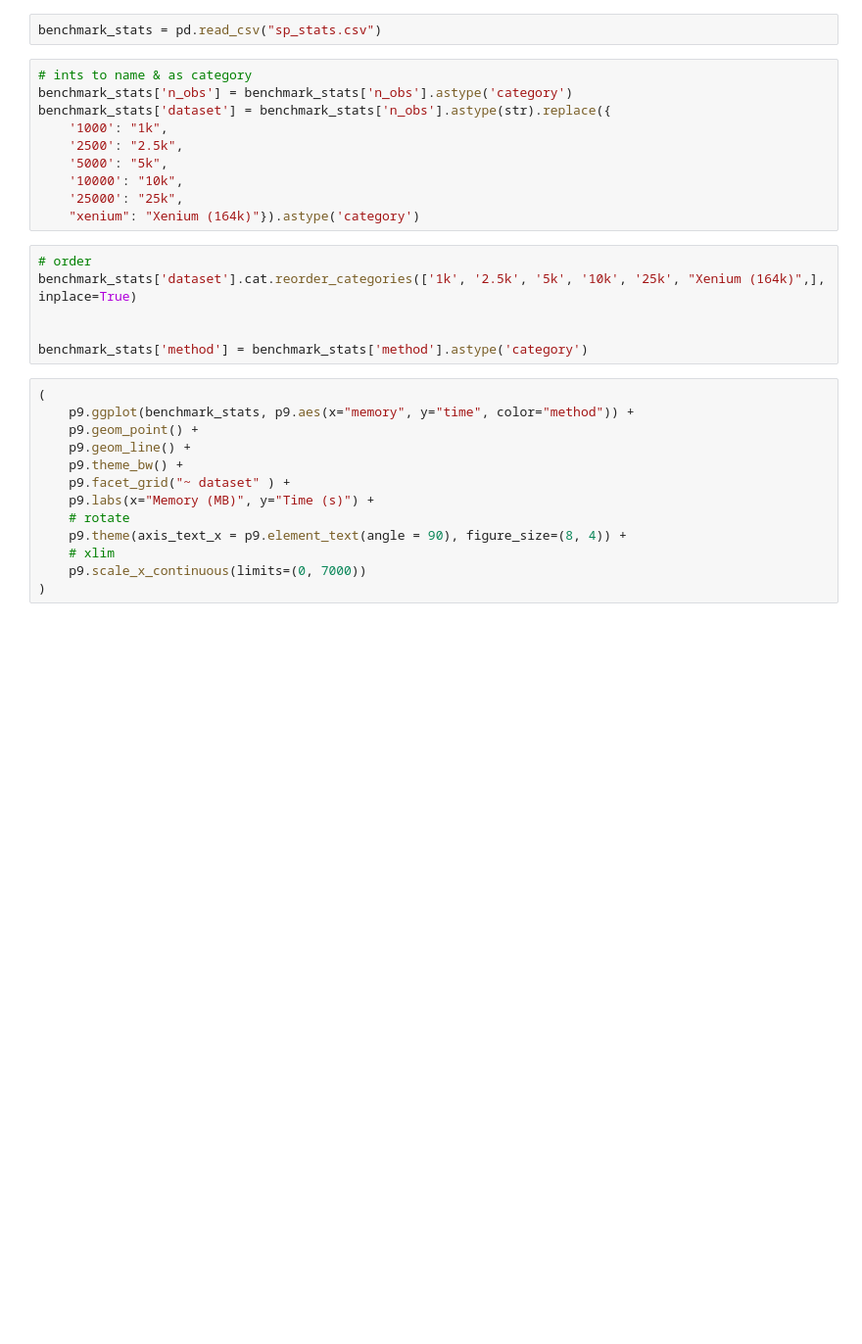
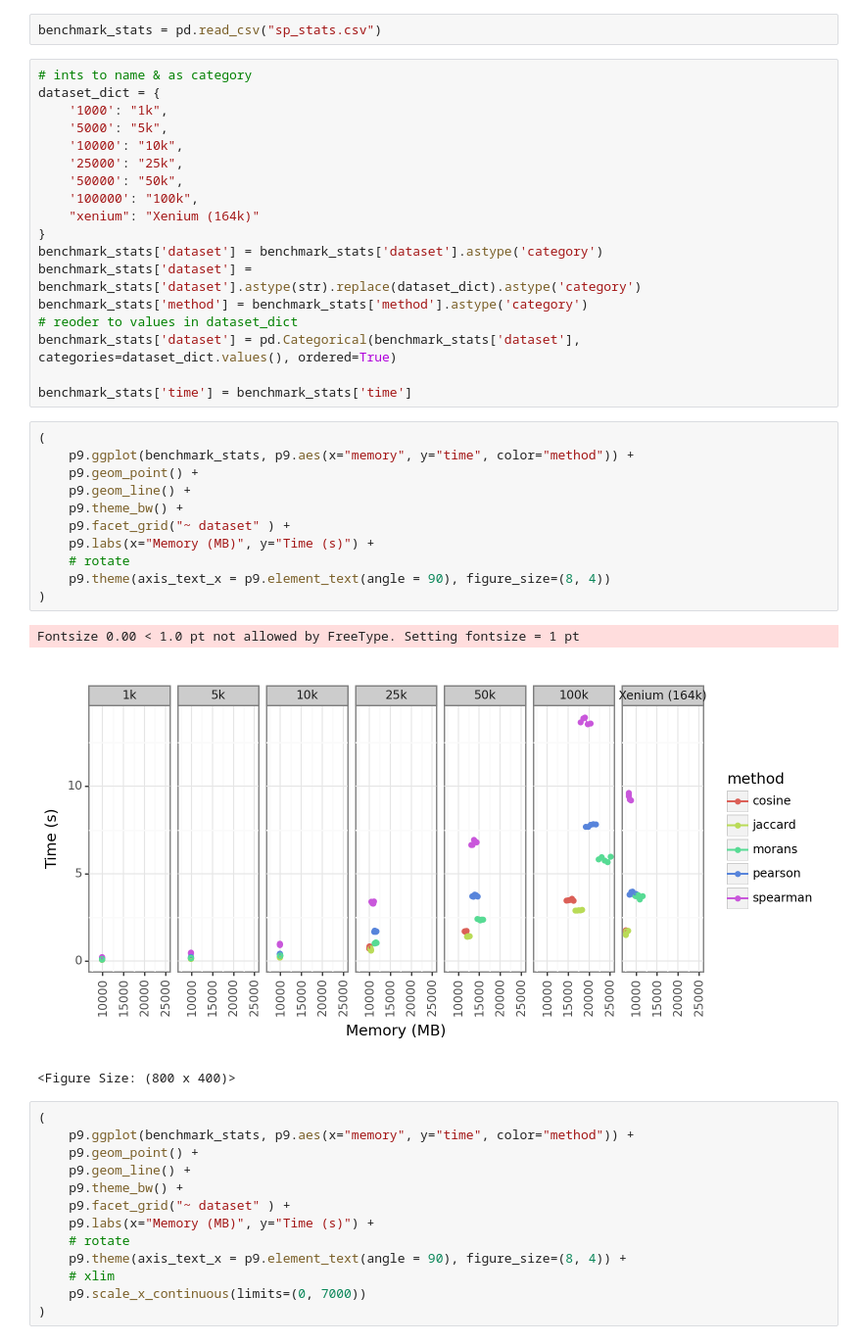
Before and after one commit to saezlab/lianaplus_manuscript, a Jupyter notebook: notebooks/benchmark/Efficiency.ipynb, the cells around one changed output. Shown at 98% size. Cells and saved outputs as stored; diff of their text form; blank space fills up the shorter version.

```diff
--- a/notebooks/benchmark/Efficiency.ipynb
+++ b/notebooks/benchmark/Efficiency.ipynb
@@ -188,22 +190,39 @@ Using `.X`!
 import plotnine as p9
 # %%
 benchmark_stats = pd.read_csv("sp_stats.csv")
-# %%
-# ints to name & as category
-benchmark_stats['n_obs'] = benchmark_stats['n_obs'].astype('category')
-benchmark_stats['dataset'] = benchmark_stats['n_obs'].astype(str).replace({
-    '1000': "1k",
-    '2500': "2.5k",
-    '5000': "5k",
-    '10000': "10k",
-    '25000': "25k",
-    "xenium": "Xenium (164k)"}).astype('category')
-# %%
-# order
-benchmark_stats['dataset'].cat.reorder_categories(['1k', '2.5k', '5k', '10k', '25k', "Xenium (164k)",], inplace=True)
-
-
-benchmark_stats['method'] = benchmark_stats['method'].astype('category')
+# %%
+# ints to name & as category
+dataset_dict = {
+    '1000': "1k",
+    '5000': "5k",
+    '10000': "10k",
+    '25000': "25k",
+    '50000': "50k",
+    '100000': "100k",
+    "xenium": "Xenium (164k)"
+}
+benchmark_stats['dataset'] = benchmark_stats['dataset'].astype('category')
+benchmark_stats['dataset'] = benchmark_stats['dataset'].astype(str).replace(dataset_dict).astype('category')
+benchmark_stats['method'] = benchmark_stats['method'].astype('category')
+# reoder to values in dataset_dict
+benchmark_stats['dataset'] = pd.Categorical(benchmark_stats['dataset'], categories=dataset_dict.values(), ordered=True)
+
+benchmark_stats['time'] = benchmark_stats['time']
+# %%
+(
+    p9.ggplot(benchmark_stats, p9.aes(x="memory", y="time", color="method")) +
+    p9.geom_point() +
+    p9.geom_line() +
+    p9.theme_bw() +
+    p9.facet_grid("~ dataset" ) +
+    p9.labs(x="Memory (MB)", y="Time (s)") +
+    # rotate
+    p9.theme(axis_text_x = p9.element_text(angle = 90), figure_size=(8, 4))
+)
+# %% [output]
+Fontsize 0.00 < 1.0 pt not allowed by FreeType. Setting fontsize = 1 pt
+[figure, added]
+<Figure Size: (800 x 400)>
 # %%
 (
     p9.ggplot(benchmark_stats, p9.aes(x="memory", y="time", color="method")) +
```
Also changed, not shown: parts of 13 cells of this notebook, 8 other files.
